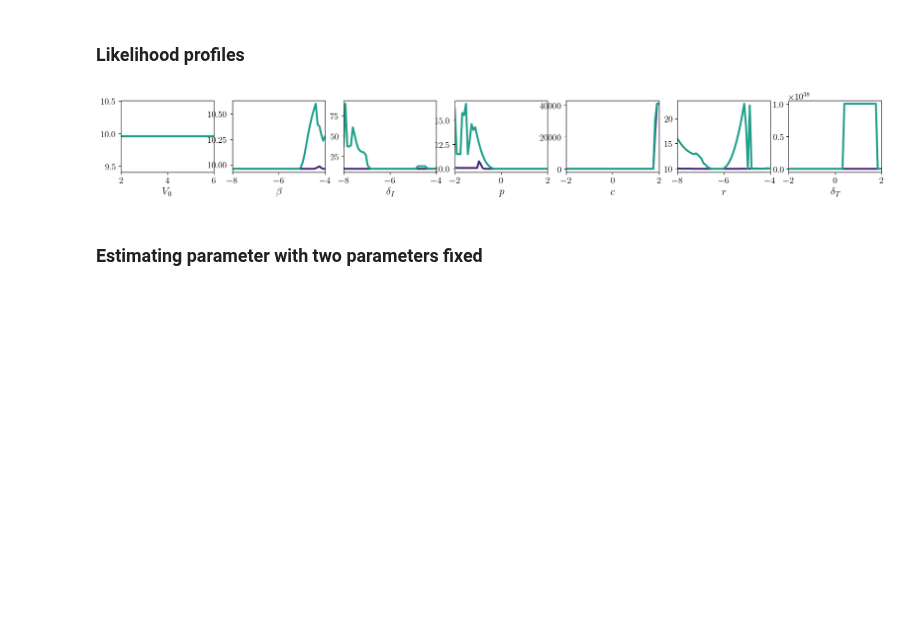
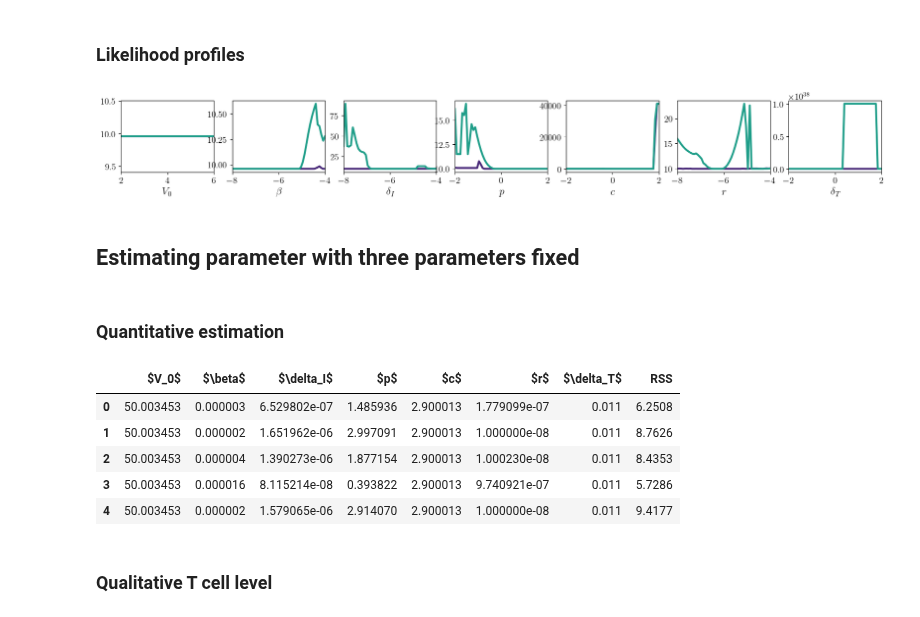
Before and after one commit to systemsmedicine/CrossLabFit, a Jupyter notebook: pyNotebooks/influenzaModel.ipynb, the cells around one changed output. Saved outputs shown, nothing was run; the diff lists cells and outputs as text; code cells hidden in the pictures; blank space fills up the shorter version.

```diff
--- a/pyNotebooks/influenzaModel.ipynb
+++ b/pyNotebooks/influenzaModel.ipynb
@@ -409,4 +409,11 @@ plt.show()
 # %% [output]
 [figure]
 # %% [markdown]
-### Estimating parameter with two parameters fixed
+## Estimating parameter with three parameters fixed
+# %%
+def apply_exponent(value):
+    return 10 ** value
+# %% [markdown]
+### Quantitative estimation
+# %%
+dfParams_log = pd.read_csv('influenza/bestPars_quant_fix.dat', sep=' ', names=parNames)
@@ -412,0 +422,9 @@ plt.show()
+# %%
+dfParams.head()
+# %% [output]
+|  | $V_0$ | $\beta$ | $\delta_I$ | $p$ | $c$ | $r$ | $\delta_T$ | RSS |
+| 0 | 50.003453 | 0.000003 | 6.529802e-07 | 1.485936 | 2.900013 | 1.779099e-07 | 0.011 | 6.2508 |
+| 1 | 50.003453 | 0.000002 | 1.651962e-06 | 2.997091 | 2.900013 | 1.000000e-08 | 0.011 | 8.7626 |
+| 2 | 50.003453 | 0.000004 | 1.390273e-06 | 1.877154 | 2.900013 | 1.000230e-08 | 0.011 | 8.4353 |
+| 3 | 50.003453 | 0.000016 | 8.115214e-08 | 0.393822 | 2.900013 | 9.740921e-07 | 0.011 | 5.7286 |
+| 4 | 50.003453 | 0.000002 | 1.579065e-06 | 2.914070 | 2.900013 | 1.000000e-08 | 0.011 | 9.4177 |
@@ -412,0 +455,2 @@ plt.show()
+# %% [markdown]
+### Qualitative T cell level
```
Also changed, not shown: parts of 19 cells of this notebook, 10 other files.
